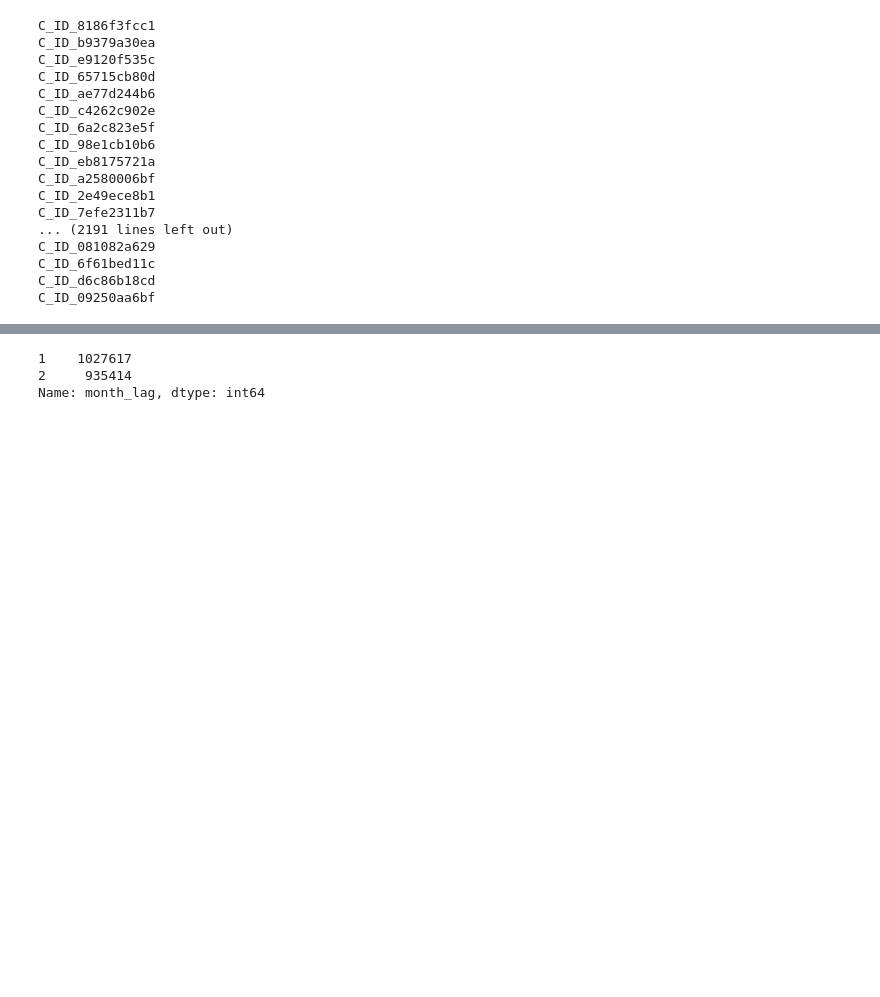
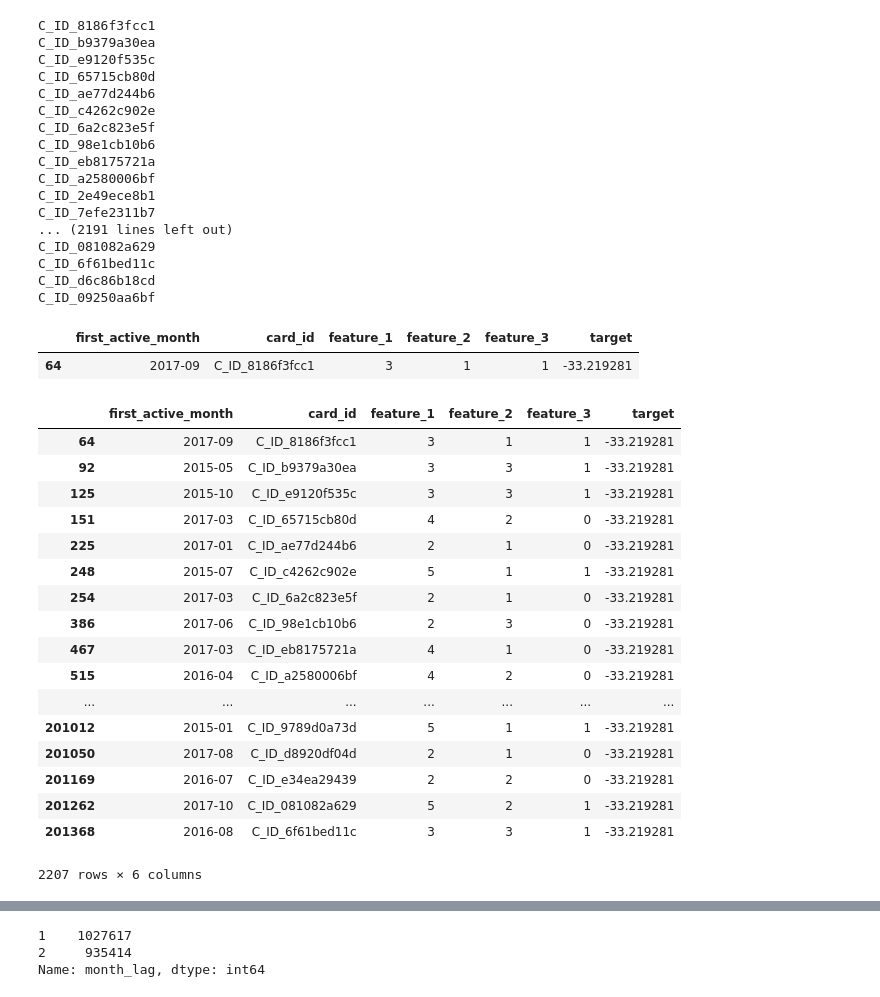
Before and after one commit to SONG-WONHO/Kaggle-Elo, a Jupyter notebook: 1-5 EDA with -33.ipynb, the cells around one changed output, grey strips where cells are left out. Drawn from its saved outputs; the diff is of its cells as text; code cells hidden in the pictures; blank space fills up the shorter version.

```diff
--- a/1-5 EDA with -33.ipynb
+++ b/1-5 EDA with -33.ipynb
@@ -75,3 +75,29 @@ C_ID_081082a629
 C_ID_6f61bed11c
 C_ID_d6c86b18cd
 C_ID_09250aa6bf
+# %%
+train[train.card_id == 'C_ID_8186f3fcc1']
+# %% [output]
+|  | first_active_month | card_id | feature_1 | feature_2 | feature_3 | target |
+| 64 | 2017-09 | C_ID_8186f3fcc1 | 3 | 1 | 1 | -33.219281 |
+# %%
+train[train.target < -30]
+# %% [output]
+|  | first_active_month | card_id | feature_1 | feature_2 | feature_3 | target |
+| 64 | 2017-09 | C_ID_8186f3fcc1 | 3 | 1 | 1 | -33.219281 |
+| 92 | 2015-05 | C_ID_b9379a30ea | 3 | 3 | 1 | -33.219281 |
+| 125 | 2015-10 | C_ID_e9120f535c | 3 | 3 | 1 | -33.219281 |
+| 151 | 2017-03 | C_ID_65715cb80d | 4 | 2 | 0 | -33.219281 |
+| 225 | 2017-01 | C_ID_ae77d244b6 | 2 | 1 | 0 | -33.219281 |
+| 248 | 2015-07 | C_ID_c4262c902e | 5 | 1 | 1 | -33.219281 |
+| 254 | 2017-03 | C_ID_6a2c823e5f | 2 | 1 | 0 | -33.219281 |
+| 386 | 2017-06 | C_ID_98e1cb10b6 | 2 | 3 | 0 | -33.219281 |
+| 467 | 2017-03 | C_ID_eb8175721a | 4 | 1 | 0 | -33.219281 |
+| 515 | 2016-04 | C_ID_a2580006bf | 4 | 2 | 0 | -33.219281 |
+| ... | ... | ... | ... | ... | ... | ... |
+| 201012 | 2015-01 | C_ID_9789d0a73d | 5 | 1 | 1 | -33.219281 |
+| 201050 | 2017-08 | C_ID_d8920df04d | 2 | 1 | 0 | -33.219281 |
+| 201169 | 2016-07 | C_ID_e34ea29439 | 2 | 2 | 0 | -33.219281 |
+| 201262 | 2017-10 | C_ID_081082a629 | 5 | 2 | 1 | -33.219281 |
+| 201368 | 2016-08 | C_ID_6f61bed11c | 3 | 3 | 1 | -33.219281 |
+2207 rows × 6 columns
```
Also changed, not shown: parts of 3 cells of this notebook.
